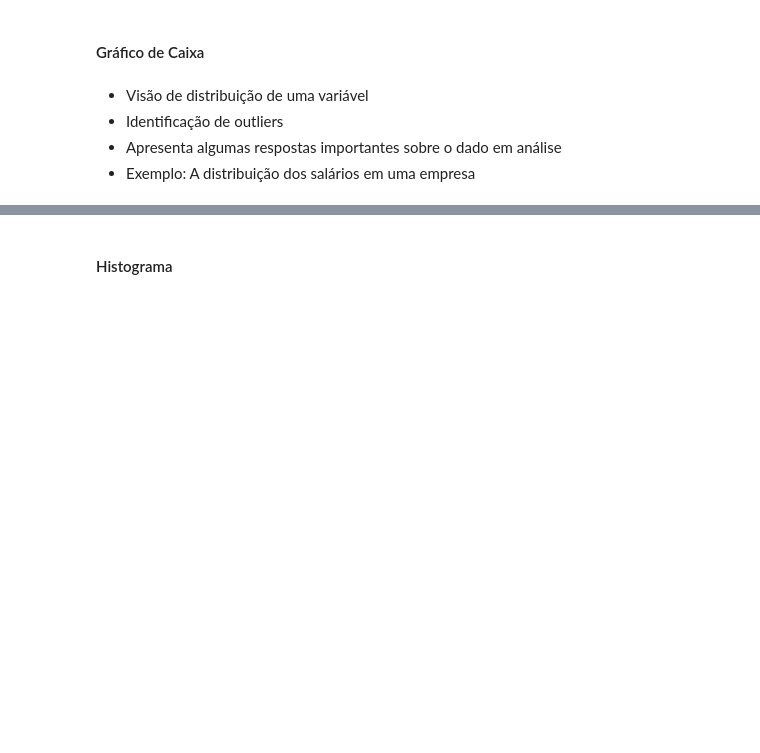
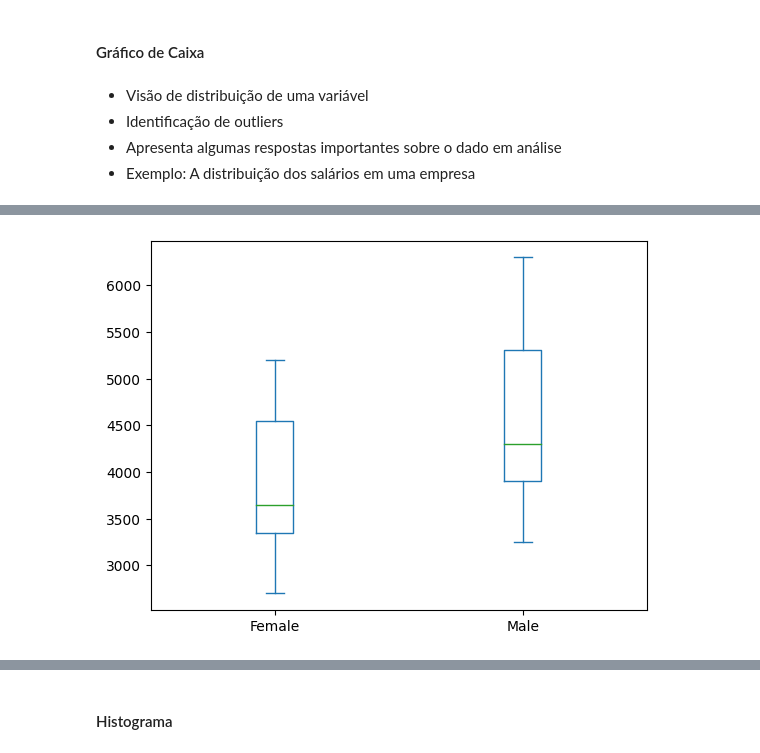
Before and after one commit to eltonflaviolima/Python_e_Dados, a Jupyter notebook: Tecnicas_de_programacao2/Aula01/Aula 1 - Gráficos com Pandas.ipynb, the cells around one changed output, grey strips where cells are left out. Cells and saved outputs as stored; diff of their text form; code cells hidden in the pictures; blank space fills up the shorter version.

```diff
--- a/Tecnicas_de_programacao2/Aula01/Aula 1 - Gráficos com Pandas.ipynb
+++ b/Tecnicas_de_programacao2/Aula01/Aula 1 - Gráficos com Pandas.ipynb
@@ -540,2 +630,5 @@ g2 = peng[peng['sex'] == 'Female'] \
 # %%
 # visualizando o boxplot separado por sexo
+peng.dropna().reset_index().pivot('index','sex','body_mass_g').plot.box();
+# %% [output]
+[figure, added]
```
Also changed, not shown: parts of 56 cells of this notebook, 4 other files.
